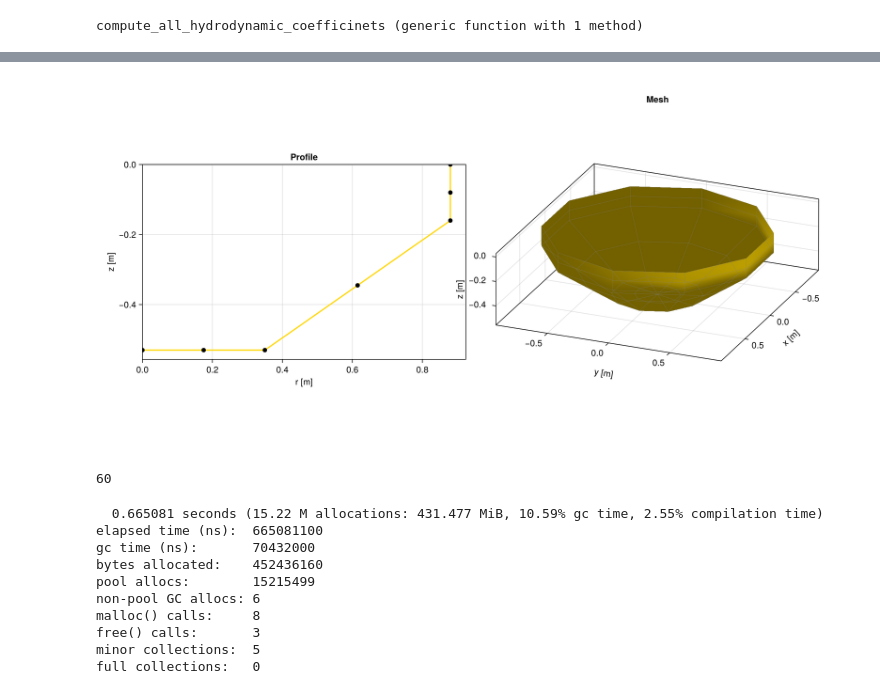
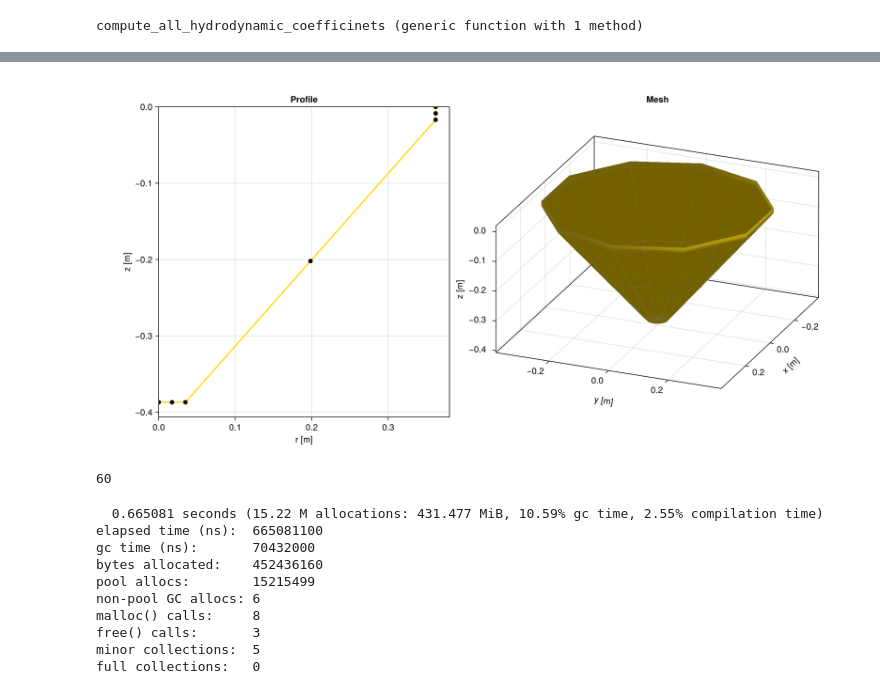
Before and after one commit to collin-treacy/MarineHydro.jl, a Jupyter notebook: dev/compute_wavebot_data.ipynb, the cells around one changed output, grey strips where cells are left out. Saved outputs shown, nothing was run; the diff lists cells and outputs as text; code cells hidden in the pictures.

```diff
--- a/dev/compute_wavebot_data.ipynb
+++ b/dev/compute_wavebot_data.ipynb
@@ -52,9 +178,10 @@ compute_all_hydrodynamic_coefficinets (generic function with 1 method)
 # %%
-x_vals = [0.88, 0.35, 0.16, 0.37]
+# x_vals = [0.88, 0.35, 0.16, 0.37]
+x_vals = [0.362, 0.035, 0.017, 0.37]
 mesh = wavebot_mesh(x_vals[1],x_vals[2],x_vals[3],x_vals[4],(3,3,3),10,true)
 minimum(mesh.nfaces)
 # %% [output]
-[figure, old version]
+[figure, new version]
 60
 # %%
 
```
Also changed, not shown: parts of 2 cells of this notebook, 9 other files.
